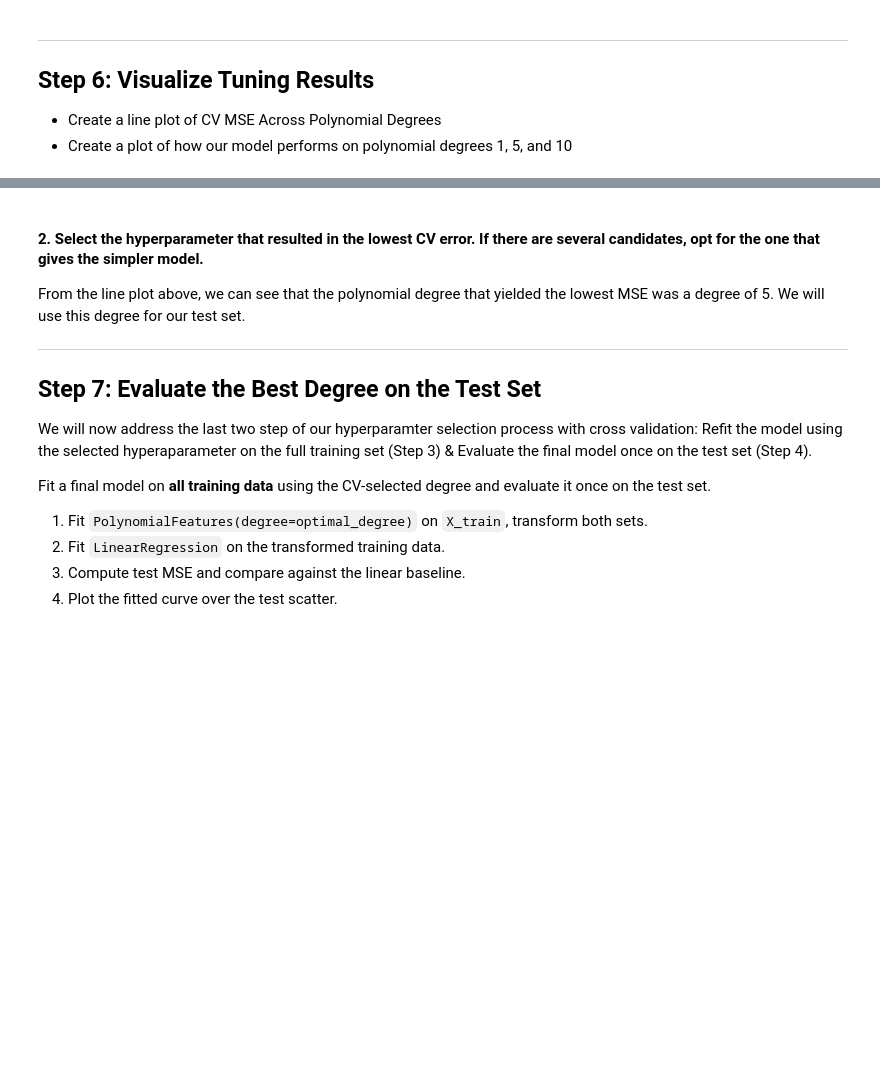
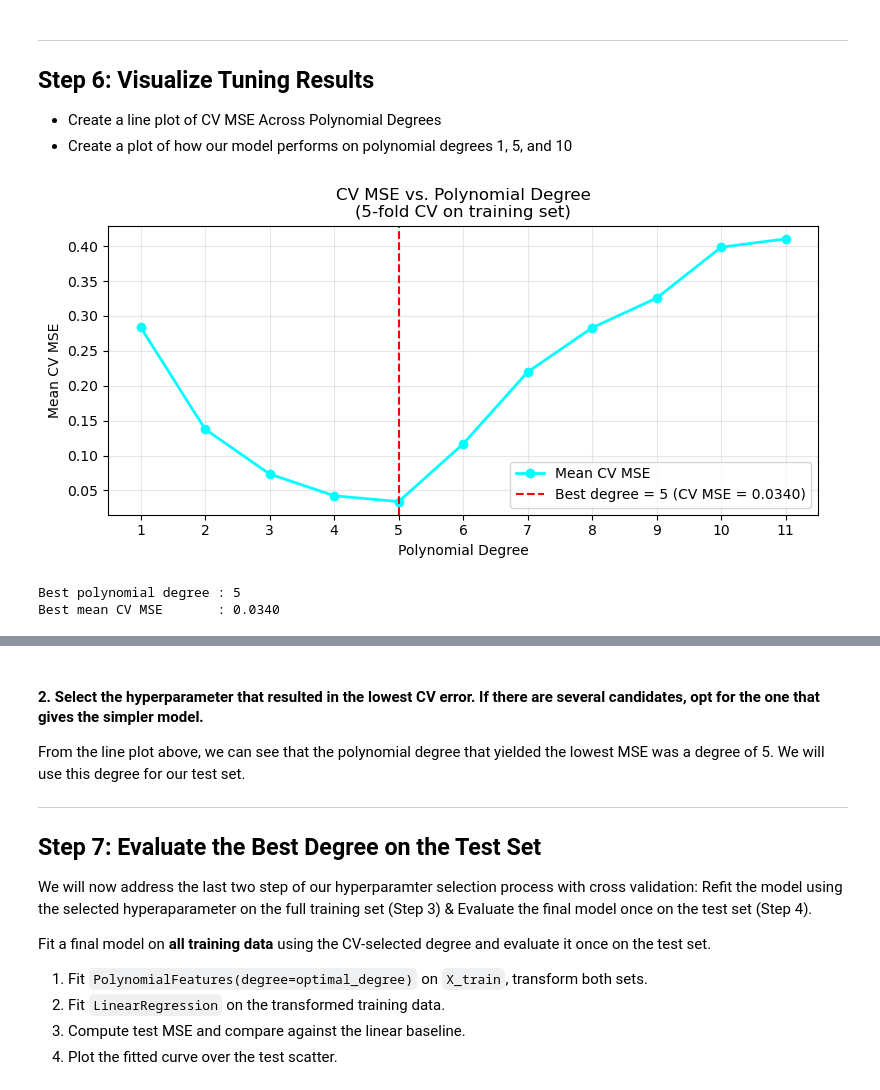
Before and after one commit to marietolteca00/eds232-labs, a Jupyter notebook: lab4.ipynb, the cells around one changed output, grey strips where cells are left out. Drawn from its saved outputs; the diff is of its cells as text; code cells hidden in the pictures; blank space fills up the shorter version.

```diff
--- a/lab4.ipynb
+++ b/lab4.ipynb
@@ -172,6 +230,36 @@ Note: `cross_val_score` with `scoring='neg_mean_squared_error'` returns **negati
 #### 1. For each candidate value of the hyperparameter, compute the k-fold CV error on the training set.
 # %%
 # k fold cross validation with polynomial degree tuning
+degrees = list(range (1,12)) # range doesnt include 12
+
+cv_mean_mses = [] # empty list that will store mses in
+
+for degree in degrees:
+    # initilize poly variable
+    poly = PolynomialFeatures(degree = degree)
+
+    # create x_train poly
+    X_train_poly = poly.fit_transform(X_train)
+
+    # NOT INCLUDING TEST
+
+    lr = LinearRegression()
+
+    # CV actually happening
+    scores = cross_val_score(lr, X_train_poly, y_train, cv=5, scoring='neg_mean_squared_error') # only scoring method-  only want positive scores
+
+    cv_mean_mses.append(-scores.mean())
+
+# pull out min's and max's to use specific functions
+cv_mean_mses = np.array(cv_mean_mses) # Convert to array for easier functionality with min/max
+
+# Find the optimal degree from tuning
+optimal_degree = degrees[np.argmin(cv_mean_mses)] # argmin returns index values of the smallest value in an array
+
+#Get lowest mse value
+best_cv_mse = cv_mean_mses.min()
+
+
 
 
 for degree, mse in zip(degrees, cv_mean_mses):
@@ -185,20 +285,30 @@ for degree, mse in zip(degrees, cv_mean_mses):
 # %%
 # Plot 1: CV MSE across degrees
 fig, ax = plt.subplots(figsize=(8, 4))
 
 # Add MSE line plot and line at lowest MSE
+ax.plot(degrees, cv_mean_mses, marker = 'o', color = "cyan", linewidth = 2, markersize = 6, label = 'Mean CV MSE')
+
+ax.axvline(optimal_degree, color = 'red',linestyle = '--', linewidth = 1.5, label = f'Best degree = {optimal_degree} (CV MSE = {best_cv_mse:.4f})')
 
 ax.set_xlabel('Polynomial Degree')
 ax.set_ylabel('Mean CV MSE')
 ax.set_title('CV MSE vs. Polynomial Degree\n(5-fold CV on training set)')
 ax.set_xticks(degrees)
 ax.legend()
 ax.grid(True, alpha=0.3)
 plt.tight_layout()
 plt.show()
 
 print(f'Best polynomial degree : {optimal_degree}')
 print(f'Best mean CV MSE       : {best_cv_mse:.4f}')
+
+# left is under-fitting
+# right after dashed line is overfitting - data does not fit well
+# %% [output]
+[figure, added]
+Best polynomial degree : 5
+Best mean CV MSE       : 0.0340
 # %%
 # Plot 2: Fitted curves for degrees 1, 5, 10
 X_range = pd.DataFrame(
```
Also changed, not shown: parts of 10 cells of this notebook.
